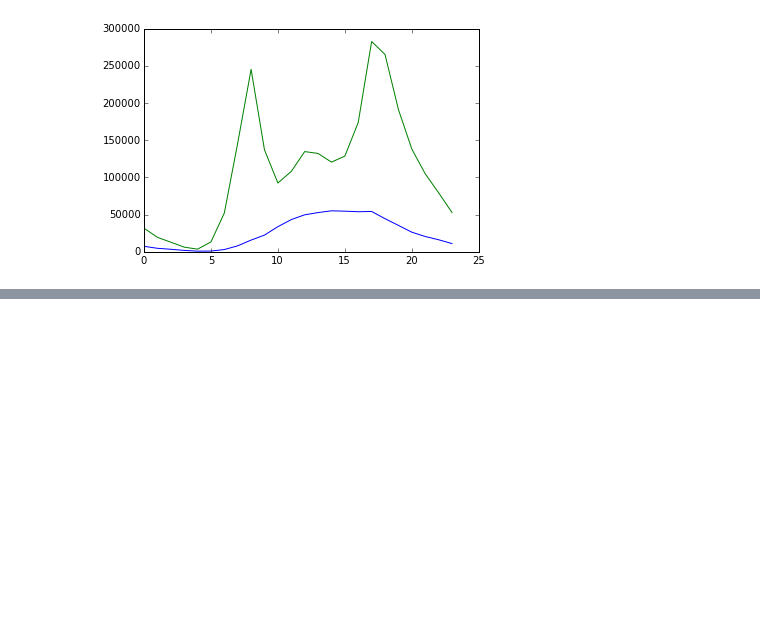
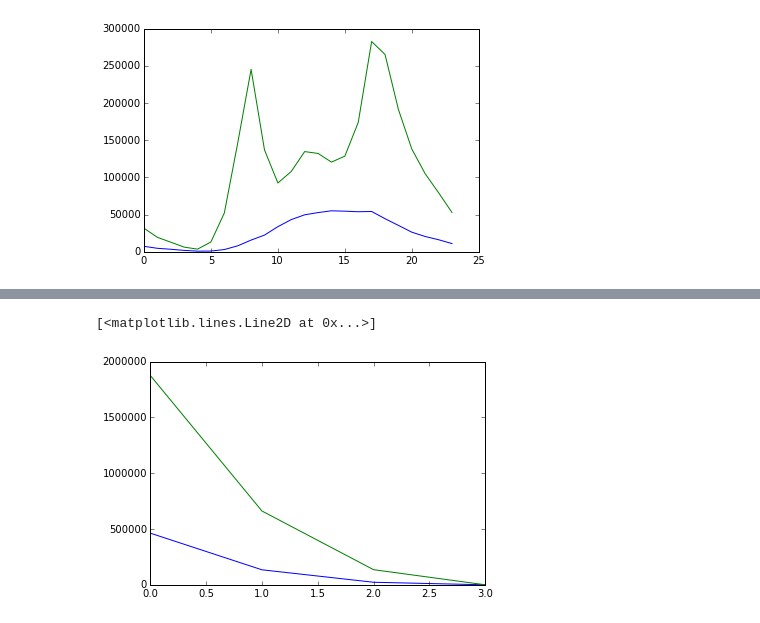
Before and after one commit to williamsnichols/DAT_20_Students, a Jupyter notebook: EVCinNYC/Assigment4/Assignment4_part2.ipynb, the cells around one changed output, grey strips where cells are left out. Saved outputs shown, nothing was run; the diff lists cells and outputs as text; code cells hidden in the pictures; blank space fills up the shorter version.

```diff
--- a/EVCinNYC/Assigment4/Assignment4_part2.ipynb
+++ b/EVCinNYC/Assigment4/Assignment4_part2.ipynb
@@ -134,0 +218,10 @@ plt.plot(sumbikehrs.registered, label="registered")
+# %%
+bikeweather = data.groupby('weathersit')
+sumbikeweather = bikeweather.sum()
+plt.plot(sumbikeweather.casual)
+plt.plot(sumbikeweather.registered)
+#I need to relabel the indexes here - bcs shows 0 - 3 for values 1-4
+# People still ride in light snow; very few horrible days
+# %% [output]
+[<matplotlib.lines.Line2D at 0x...>]
+[figure, added]
```
Also changed, not shown: parts of 17 cells of this notebook.
